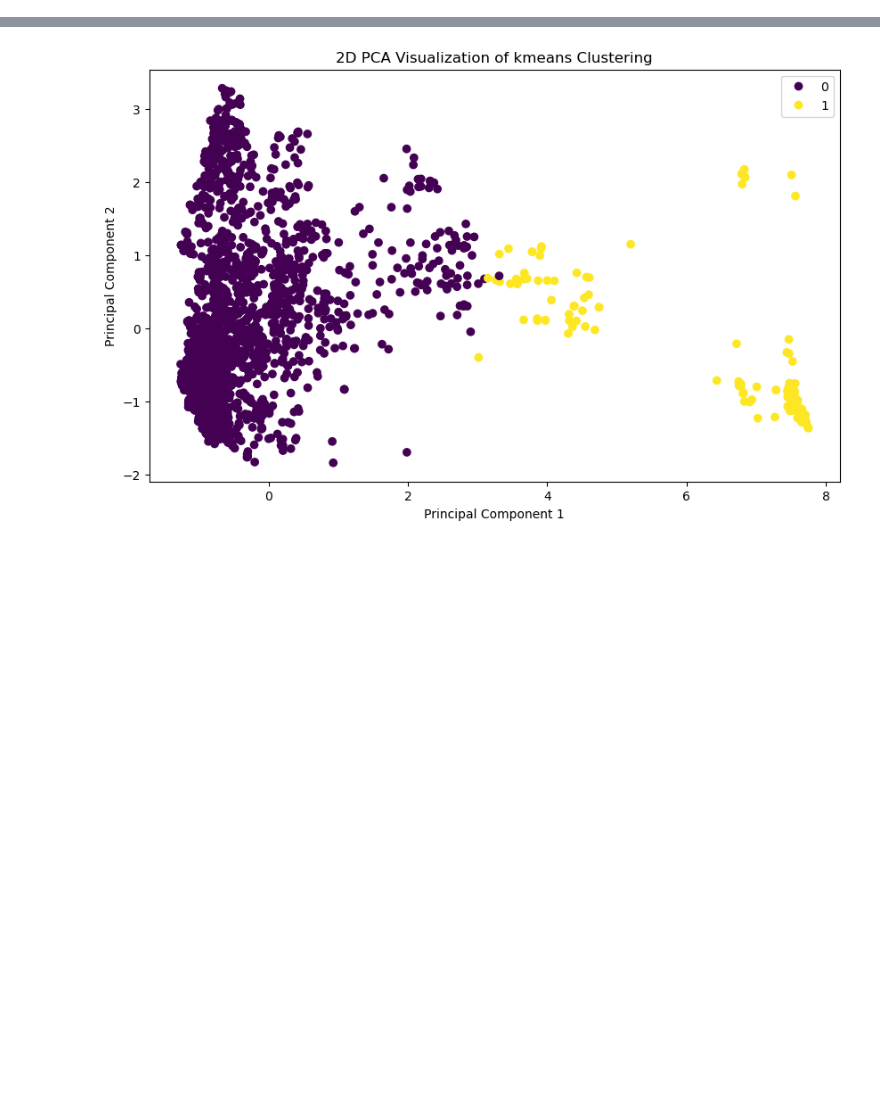
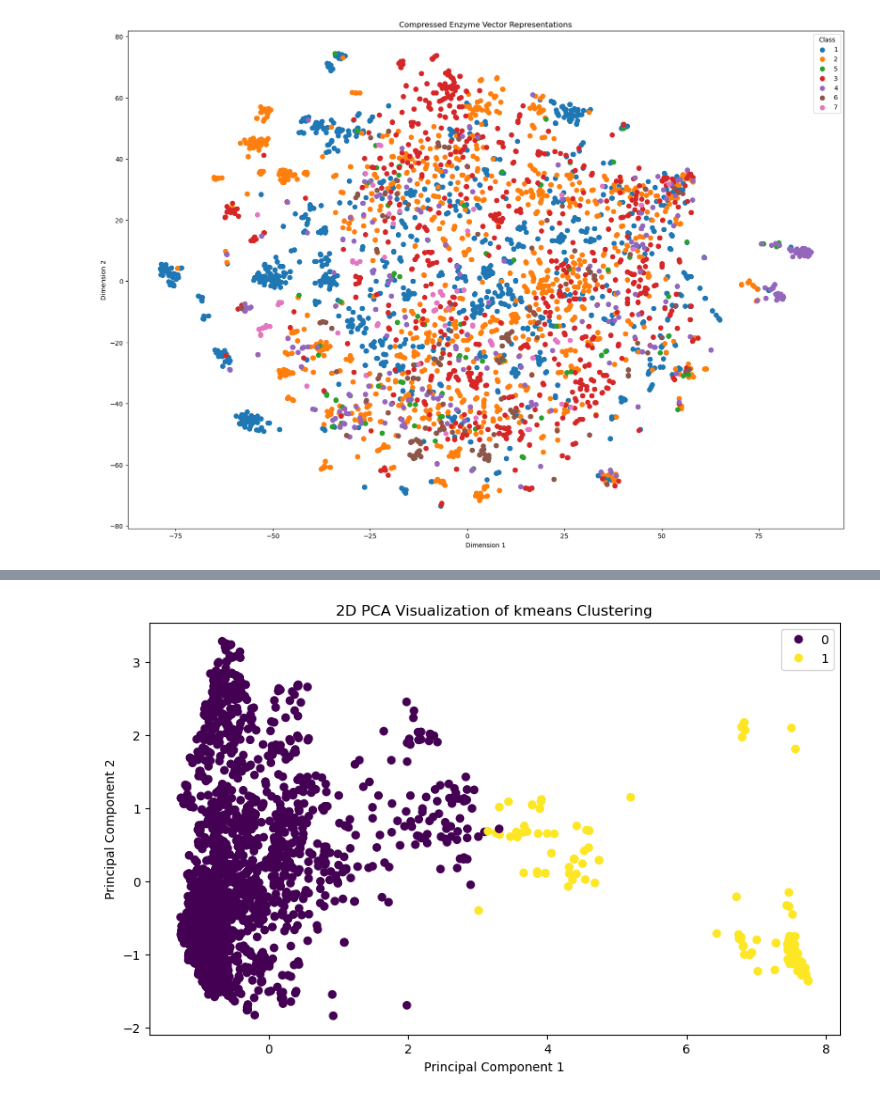
Before and after one commit to Pablo-CanoCarciofa/Enzyme-Specificity, a Jupyter notebook: Code/EDA.ipynb, the cells around one changed output, grey strips where cells are left out. Saved outputs shown, nothing was run; the diff lists cells and outputs as text; code cells hidden in the pictures; blank space fills up the shorter version.

```diff
--- a/Code/EDA.ipynb
+++ b/Code/EDA.ipynb
@@ -12,0 +29,41 @@ enzyme_df = pd.read_pickle(join(CURRENT_DIR, '..' , 'Data', 'Dataframes', 'enzym
+# %%
+data = Dataset(balanced_df)
+featurised = data.featurise_df('enzyme', 'ESM1b')
+# %%
+enzymes = featurised.merge(right = enzyme_df, left_on = 'enzyme', right_on = 'enzyme', how = 'left').drop(columns = ['ec_number', 'systematic_name', 'reaction_type', 'substrates', 'products', 'sequence', 'enzyme']).reset_index(drop=True)
+#enzymes = enzymes[(enzymes['ec'] == 4) | (enzymes['ec'] == 3)].reset_index(drop=True)
+
+X = enzymes.iloc[:, :1280]
+y = enzymes.iloc[:, 1280]
+
+# Perform PCA
+pca = TSNE(n_components=2)
+principalComponents = pca.fit_transform(X)
+
+# Create a new dataframe with the principal components
+principal_df = pd.DataFrame(data=principalComponents, columns=['principal_component_1', 'principal_component_2'])
+
+# Add the 1281st column to the new dataframe for coloring
+principal_df['color'] = y
+
+# Create a list of distinct colors
+unique_classes = principal_df['color'].unique()
+num_classes = len(unique_classes)
+palette = sns.color_palette("tab10", num_classes)
+
+# Plotting the scatter plot
+plt.figure(figsize=(20, 14))
+
+# Plot each class with a different color
+for i, unique_class in enumerate(unique_classes):
+    subset = principal_df[principal_df['color'] == unique_class]
+    plt.scatter(subset['principal_component_1'], subset['principal_component_2'],
+                s=50, label=unique_class, color=palette[i])
+
+plt.title('Compressed Enzyme Vector Representations')
+plt.xlabel('Dimension 1')
+plt.ylabel('Dimension 2')
+plt.legend(title='Class')
+plt.show()
+# %% [output]
+[figure, added]
```
Also changed, not shown: parts of 11 cells of this notebook, 2 other files.
